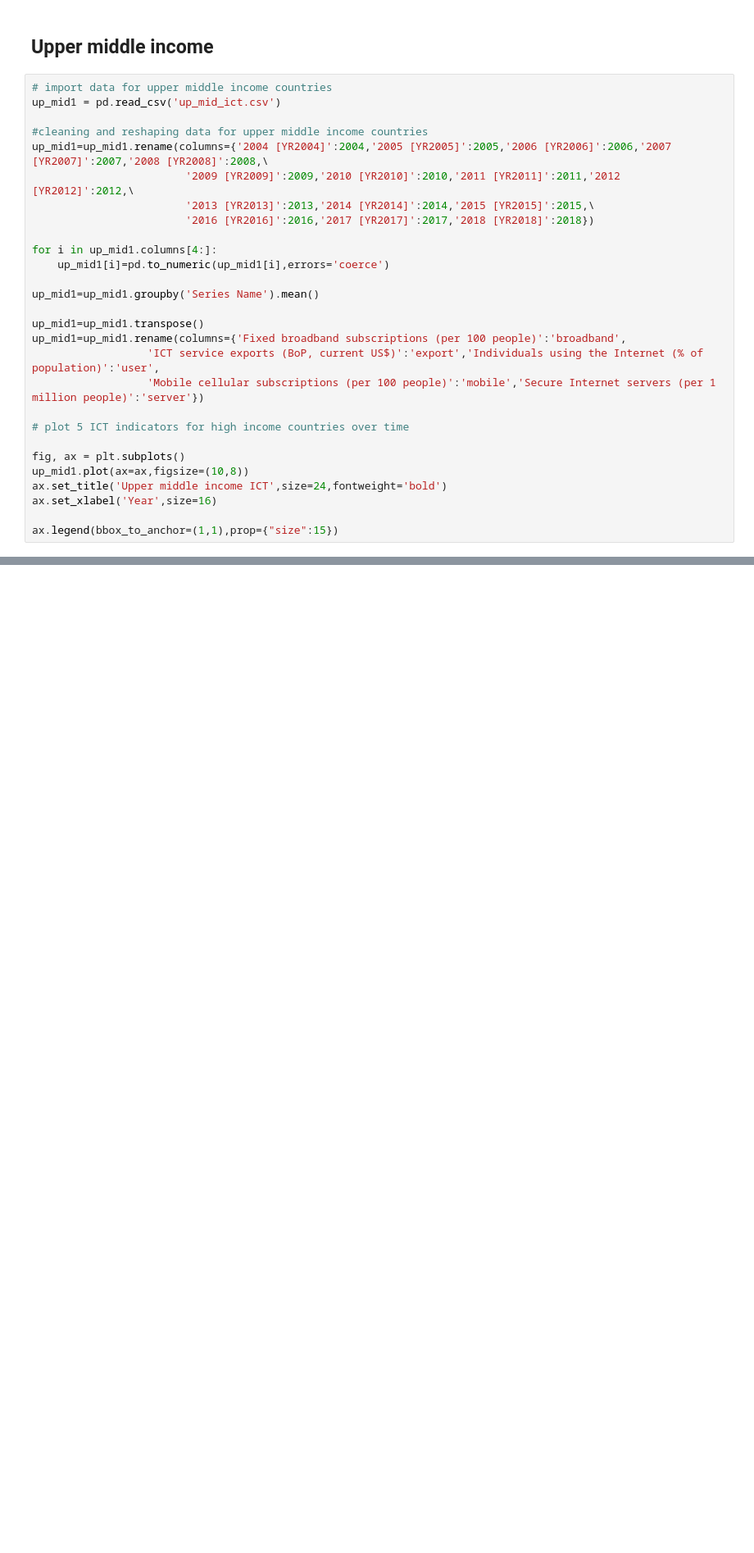
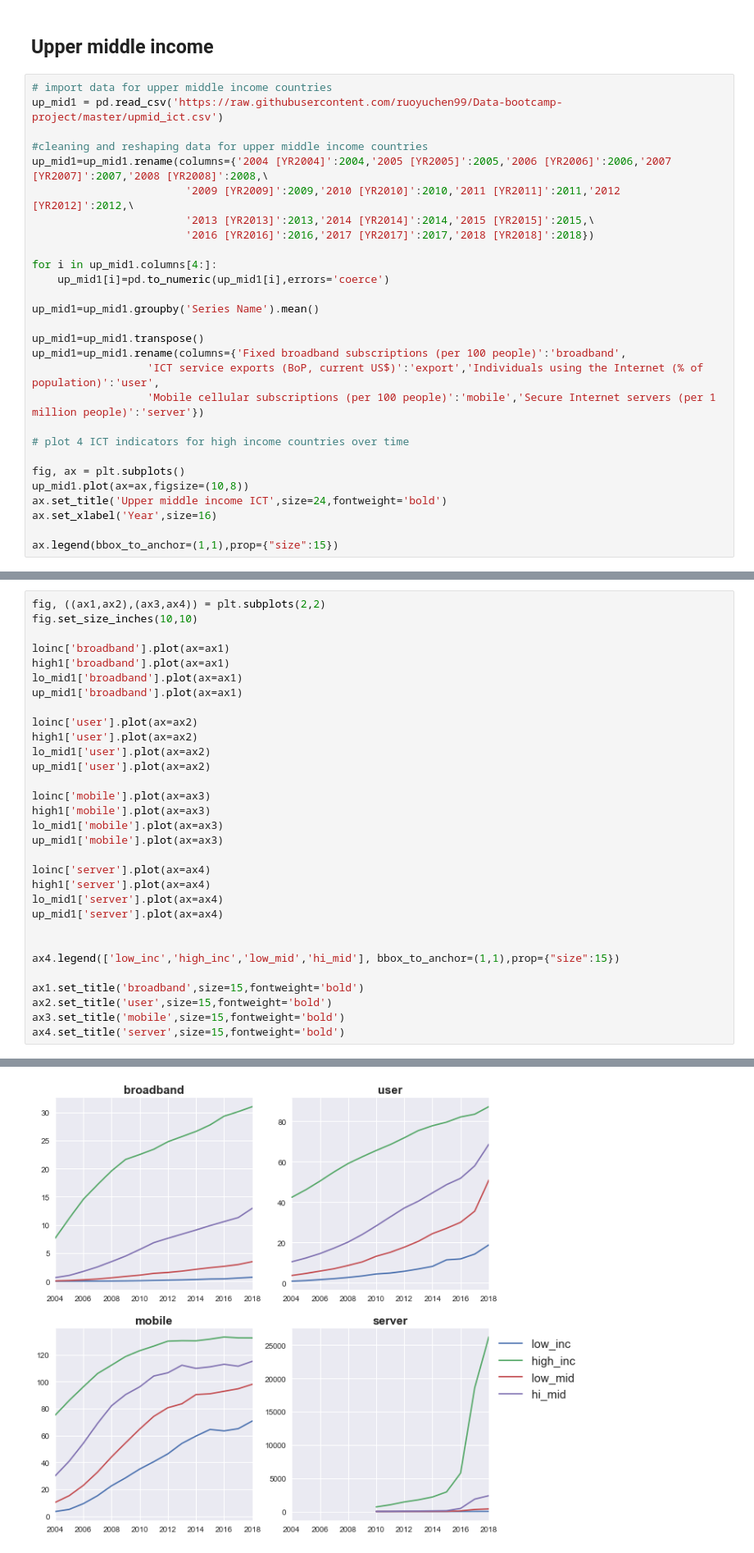
Before and after one commit to ruoyuchen99/Data-bootcamp-project, a Jupyter notebook: income_vis.ipynb, the cells around one changed output, grey strips where cells are left out. Shown at 82% size. Saved outputs shown, nothing was run; the diff lists cells and outputs as text; blank space fills up the shorter version.

```diff
--- a/income_vis.ipynb
+++ b/income_vis.ipynb
@@ -314,7 +285,7 @@ ax.legend(bbox_to_anchor=(1,1),prop={"size":15})
 ## Upper middle income
 # %%
 # import data for upper middle income countries
-up_mid1 = pd.read_csv('up_mid_ict.csv')
+up_mid1 = pd.read_csv('https://raw.githubusercontent.com/ruoyuchen99/Data-bootcamp-project/master/upmid_ict.csv')
 
 #cleaning and reshaping data for upper middle income countries
 up_mid1=up_mid1.rename(columns={'2004 [YR2004]':2004,'2005 [YR2005]':2005,'2006 [YR2006]':2006,'2007 [YR2007]':2007,'2008 [YR2008]':2008,\
@@ -332,7 +303,7 @@ up_mid1=up_mid1.rename(columns={'Fixed broadband subscriptions (per 100 people)'
                   'ICT service exports (BoP, current US$)':'export','Individuals using the Internet (% of population)':'user',
                   'Mobile cellular subscriptions (per 100 people)':'mobile','Secure Internet servers (per 1 million people)':'server'})
 
-# plot 5 ICT indicators for high income countries over time
+# plot 4 ICT indicators for high income countries over time
 
 fig, ax = plt.subplots()
 up_mid1.plot(ax=ax,figsize=(10,8))
@@ -345,0 +319,32 @@ ax.legend(bbox_to_anchor=(1,1),prop={"size":15})
+# %%
+fig, ((ax1,ax2),(ax3,ax4)) = plt.subplots(2,2)
+fig.set_size_inches(10,10)
+
+loinc['broadband'].plot(ax=ax1)
+high1['broadband'].plot(ax=ax1)
+lo_mid1['broadband'].plot(ax=ax1)
+up_mid1['broadband'].plot(ax=ax1)
+
+loinc['user'].plot(ax=ax2)
+high1['user'].plot(ax=ax2)
+lo_mid1['user'].plot(ax=ax2)
+up_mid1['user'].plot(ax=ax2)
+
+loinc['mobile'].plot(ax=ax3)
+high1['mobile'].plot(ax=ax3)
+lo_mid1['mobile'].plot(ax=ax3)
+up_mid1['mobile'].plot(ax=ax3)
+
+loinc['server'].plot(ax=ax4)
+high1['server'].plot(ax=ax4)
+lo_mid1['server'].plot(ax=ax4)
+up_mid1['server'].plot(ax=ax4)
+
+
+ax4.legend(['low_inc','high_inc','low_mid','hi_mid'], bbox_to_anchor=(1,1),prop={"size":15})
+
+ax1.set_title('broadband',size=15,fontweight='bold')
+ax2.set_title('user',size=15,fontweight='bold')
+ax3.set_title('mobile',size=15,fontweight='bold')
+ax4.set_title('server',size=15,fontweight='bold')
+# %% [output]
@@ -345,0 +352 @@ ax.legend(bbox_to_anchor=(1,1),prop={"size":15})
+[figure, added]
```
Also changed, not shown: parts of 7 cells of this notebook.
